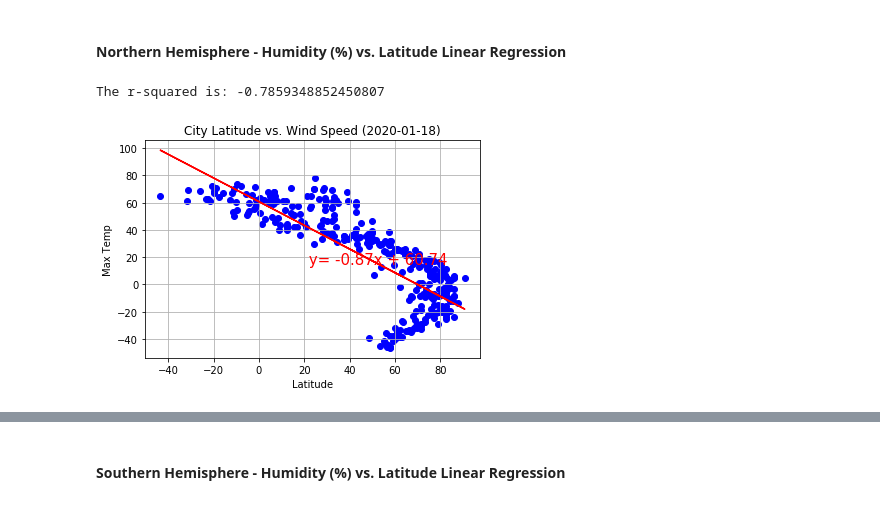
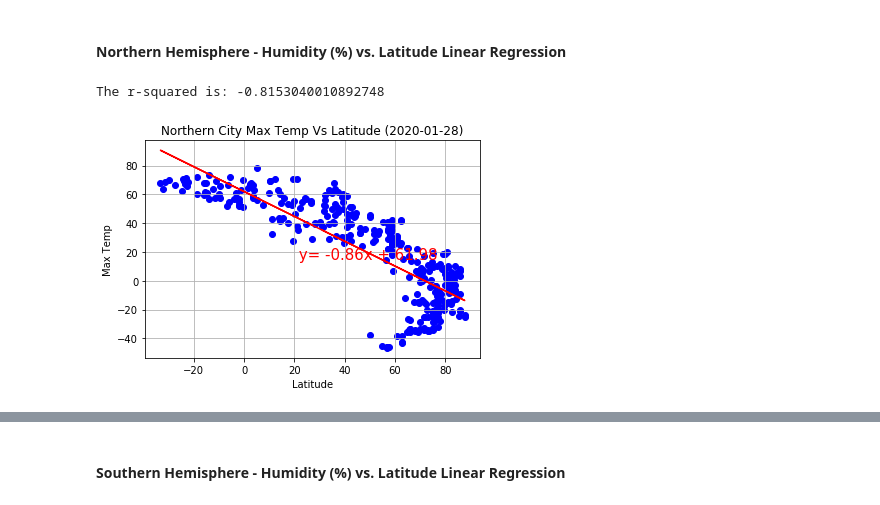
Before and after one commit to Samira-del/python-api-challenge, a Jupyter notebook: WeatherPy/WeatherPy.ipynb, the cells around one changed output, grey strips where cells are left out. Cells and saved outputs as stored; diff of their text form; code cells hidden in the pictures.

```diff
--- a/WeatherPy/WeatherPy.ipynb
+++ b/WeatherPy/WeatherPy.ipynb
@@ -235,7 +251,7 @@ plt.show()
 ## Linear Regression
 # %%
 # OPTIONAL: Create a function to create Linear Regression plots
-def regression(X_value, Y_value, X_lable, Y_lable):
+def regression(X_value, Y_value, X_lable, Y_lable, Title):
     (slope, intercept, rvalue, pvalue, stderr) = stats.linregress(X_value, Y_value)
     regress_value = X_value * slope + intercept
 
@@ -243,7 +259,7 @@ def regression(X_value, Y_value, X_lable, Y_lable):
 
     plt.annotate(line_eq, (20, 15), fontsize=15, color='red')
     plt.scatter(X_value, Y_value, marker='o', color='blue')
-    plt.title(f"City Latitude vs. Wind Speed ({weather_dt})")
+    plt.title(f"{Title} ({weather_dt})")
     plt.grid()
     plt.xlabel(X_lable)
     plt.ylabel(Y_lable)
@@ -282,9 +308,10 @@ The r-squared is: -0.7835454506688448
 # %%
 x_value = Northern_df['Max Temp']
 y_value = Northern_df['Lat']
 X_lable = 'Latitude'
 Y_lable = 'Max Temp'
-regression( x_value, y_value, X_lable, Y_lable)
+Title = "Northern City Max Temp Vs Latitude"
+regression( x_value, y_value, X_lable, Y_lable, Title)
 # %% [output]
-The r-squared is: -0.7859348852450807
+The r-squared is: -0.8153040010892748
-[figure, old version]
+[figure, new version]
```
Also changed, not shown: parts of 27 cells of this notebook, 13 other files.
